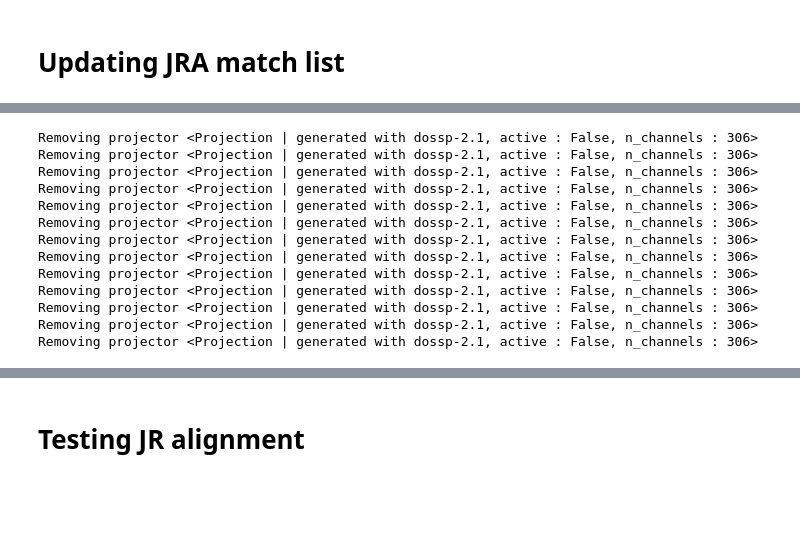
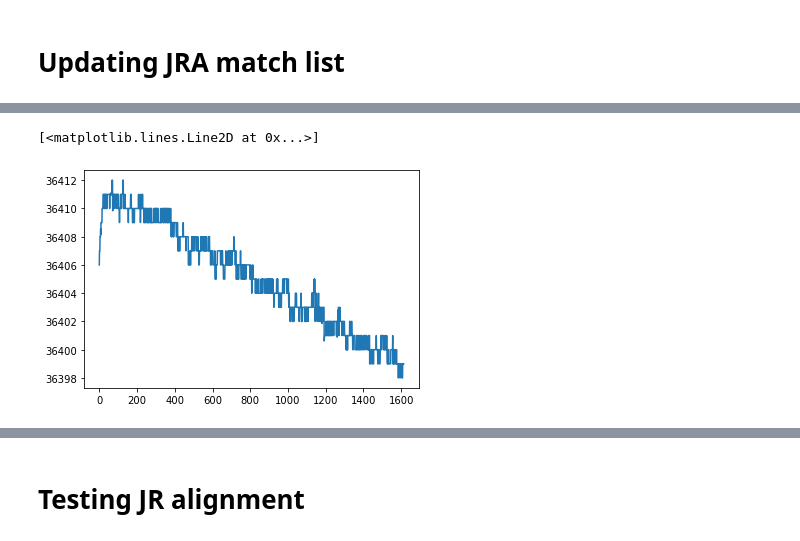
Before and after one commit to BelCorentin/neurospin-petit-prince, a Jupyter notebook: decoding/ntbk/auditory_clean.ipynb, the cells around one changed output, grey strips where cells are left out. Drawn from its saved outputs; the diff is of its cells as text; code cells hidden in the pictures; blank space fills up the shorter version.

```diff
--- a/decoding/ntbk/auditory_clean.ipynb
+++ b/decoding/ntbk/auditory_clean.ipynb
@@ -186,8 +103,8 @@ import mne
 import numpy as np
 import pandas as pd
 
-run_id = '03'
-subject = '2'
+run_id = '01'
+subject = '44'
 
 path = Path("/media/co/T7/workspace-LPP/data/MEG/LPP/PallierListen2023/download")
 
@@ -203,7 +120,7 @@ bids_path = mne_bids.BIDSPath(
 
 raw = mne_bids.read_raw_bids(bids_path)
 # triggers = mne.find_events(raw, stim_channel="STI101", shortest_event=1)
-# triggers = mne.find_events(raw, stim_channel="STI101", shortest_event=1)
+# triggers = mne.find_events(raw, stim_channel="STI008", shortest_event=1)
 
 # Filtering
 
@@ -307,18 +243 @@ Matching until 856325 (698420.0 on second seq, offset=157905.0
-# %%
-# Get the STI008 chan
-data_stim = raw.pick_channels(['STI008']).get_data()
-# %% [output]
-Removing projector <Projection | generated with dossp-2.1, active : False, n_channels : 306>
-Removing projector <Projection | generated with dossp-2.1, active : False, n_channels : 306>
-Removing projector <Projection | generated with dossp-2.1, active : False, n_channels : 306>
-Removing projector <Projection | generated with dossp-2.1, active : False, n_channels : 306>
-Removing projector <Projection | generated with dossp-2.1, active : False, n_channels : 306>
-Removing projector <Projection | generated with dossp-2.1, active : False, n_channels : 306>
-Removing projector <Projection | generated with dossp-2.1, active : False, n_channels : 306>
-Removing projector <Projection | generated with dossp-2.1, active : False, n_channels : 306>
-Removing projector <Projection | generated with dossp-2.1, active : False, n_channels : 306>
-Removing projector <Projection | generated with dossp-2.1, active : False, n_channels : 306>
-Removing projector <Projection | generated with dossp-2.1, active : False, n_channels : 306>
-Removing projector <Projection | generated with dossp-2.1, active : False, n_channels : 306>
-Removing projector <Projection | generated with dossp-2.1, active : False, n_channels : 306>
 # %%
@@ -326 +256,9 @@ data_stim = data_stim / 10
+# %%
+# Plotting the difference between matched metadata times and MEG triggers
+import matplotlib.pyplot as plt
+import numpy as np
+plt.plot(np.array(seq0) - np.array(seq1))
+# %% [output]
+[<matplotlib.lines.Line2D at 0x...>]
+[figure, added]
 # %%
```
Also changed, not shown: parts of 63 cells of this notebook, 2 other files.
